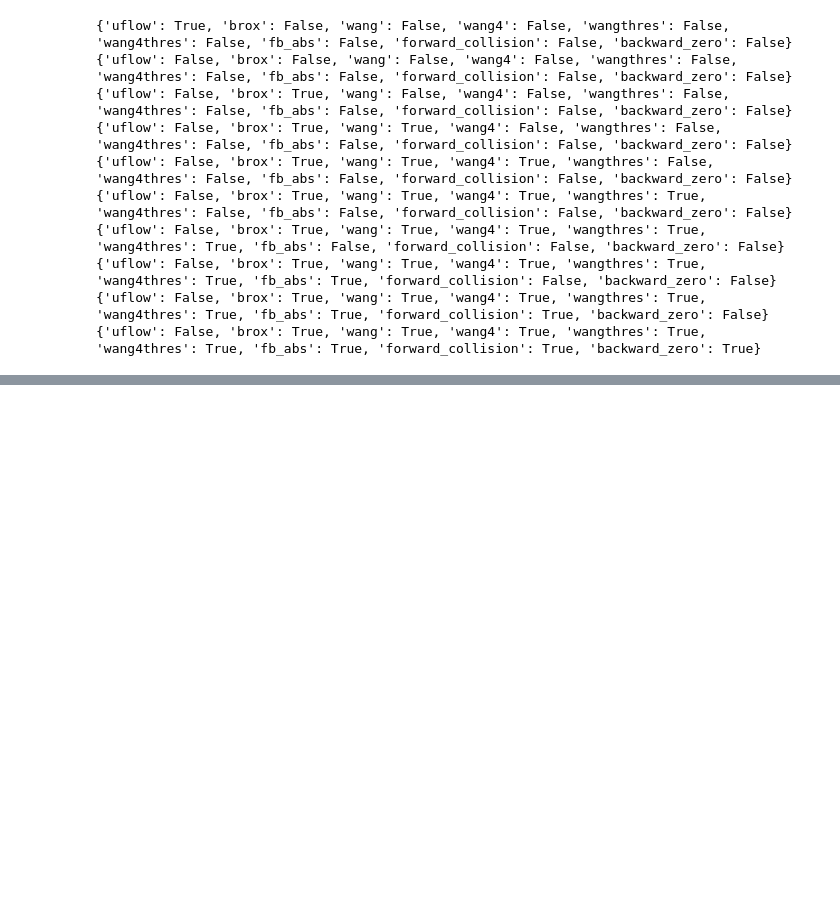
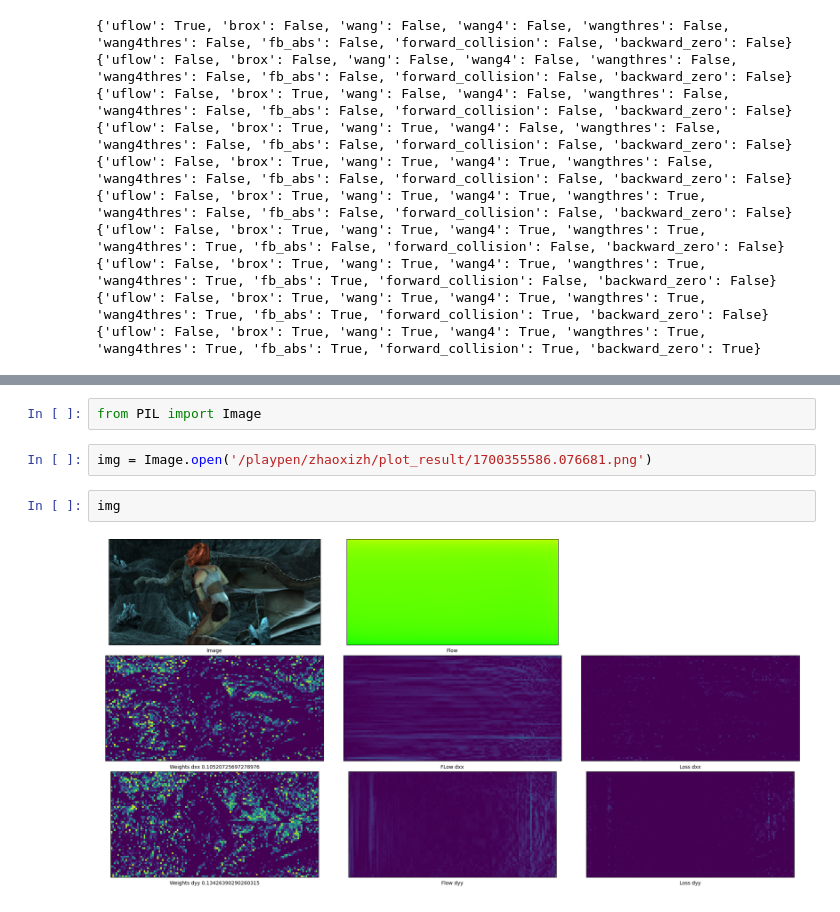
Before and after one commit to ZhaoxiZhang728/uflow_trans_pytorch, a Jupyter notebook: test.ipynb, the cells around one changed output, grey strips where cells are left out. Cells and saved outputs as stored; diff of their text form; blank space fills up the shorter version.

```diff
--- a/test.ipynb
+++ b/test.ipynb
@@ -130,0 +207,8 @@ x
+# %%
+from PIL import Image
+# %%
+img = Image.open('/playpen/zhaoxizh/plot_result/1700355586.076681.png')
+# %%
+img
+# %% [output]
+[figure, added]
```
Also changed, not shown: parts of 22 cells of this notebook, 52 other files.
